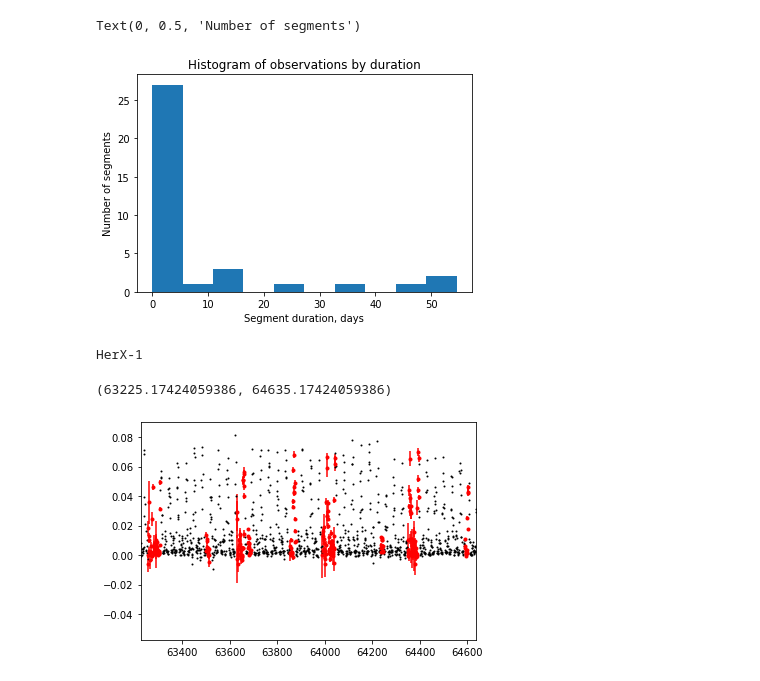
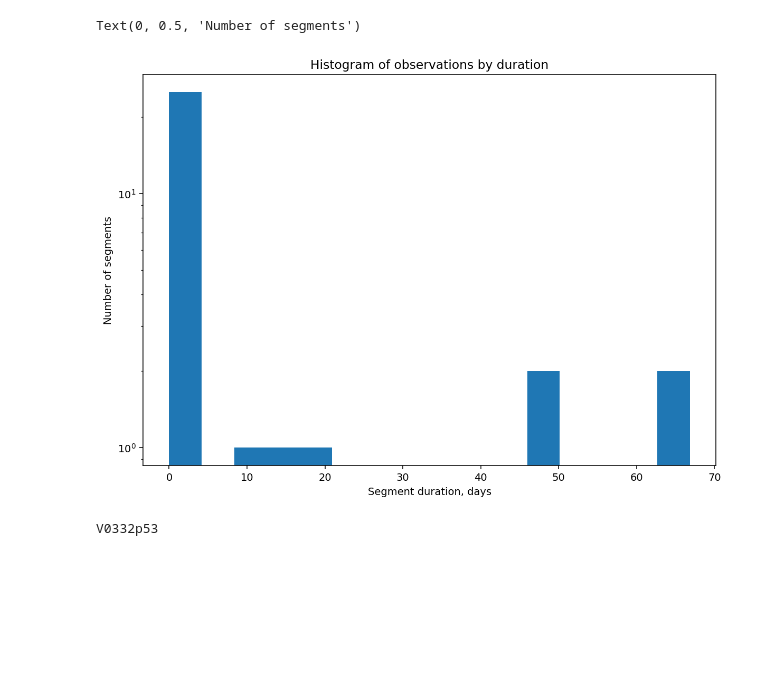
Before and after one commit to doroshv/theseus, a Jupyter notebook: example.ipynb, the cells around one changed output. Drawn from its saved outputs; the diff is of its cells as text; code cells hidden in the pictures; blank space fills up the shorter version.

```diff
--- a/example.ipynb
+++ b/example.ipynb
@@ -1,18 +1,26 @@
 # %%
+%matplotlib inline
 import astropy.time
 import astropy.io.fits as pyfits
 import astropy.coordinates
 import astropy.units as u
 from pylab import *
+import scipy.interpolate
 
-sxi_radius=degrees(arccos(1-0.5/2/pi))*u.deg# assuming 0.5 sr field
+import matplotlib as mpl
+mpl.rcParams['figure.figsize'] = (10,7)
+mpl.rcParams['figure.dpi'] = 140
+
+# The radii below are just an approximation as no information about positional angle is available
+# feel free to adjust as you like. In principle, another good assumption would be to assume XGIS FC field to be the same as that of SXI
+sxi_radius=degrees(arccos(1-0.5/2/pi))*u.deg # assuming 0.5 sr field
 xgis_fc_radius=10.5/2*u.deg
 xgis_hc_radius=77/2.*u.deg
 
 radius = {'sxi':sxi_radius,'xgis_fc':xgis_fc_radius,'xgis_hc':xgis_hc_radius}
 
 def readsim(fn):
-    """docstring for readsim"""
+    """Read content of simulation (basically t, r, dec) from files produced by obssim"""
     da = open(fn,'r').readlines()
     start = astropy.time.Time([x.split('|')[0].replace('TDB','').strip()  for x in da[2:]])
     stop = astropy.time.Time([x.split('|')[1].replace('TDB','').strip()  for x in da[2:]])
@@ -22,7 +30,7 @@ def readsim(fn):
     return tmid, ra,dec, (stop.mjd-start.mjd)*86400
 
 def readsimgrb(fn):
-    """docstring for readsim"""
+    """Read content of simulation (basically t, r, dec) from files produced by obssim (including GRBs) as format is slightly differnt"""
     da = open(fn,'r').readlines()
     start = astropy.time.Time([x.split()[0].replace('TDB','').strip()  for x in da[2:]])
     stop = astropy.time.Time([x.split()[-2].replace('TDB','').strip()  for x in da[2:]])
@@ -32,10 +40,11 @@ def readsimgrb(fn):
     return tmid, ra,dec, (stop.mjd-start.mjd)*86400
 
 
-
+# We need to read the two separately as they are stored as such in the obssim output
 tmid,ra,dec,exp = readsim('sim0.txt')
 tmidg,rag,decg,expg = readsimgrb('sim0_grb.txt')
 tmid = concatenate((tmid,tmidg))
+
 ra = concatenate((ra,rag))
 dec = concatenate((dec,decg))
 exp = concatenate((exp,expg))
@@ -44,10 +53,11 @@ tmid,ra,dec,exp = [x[mm] for x in [tmid,ra,dec,exp]]
 bb = astropy.coordinates.SkyCoord(ra*u.deg,dec*u.deg)
 
 def get_coverage(position,instrument='sxi'):
-    """Returns time, exposure for given position and instrument ([sxi,xgis_fc,xgis_hc])"""
+    """Returns time, exposure for given position and instrument ([sxi,xgis_fc,xgis_hc]). Note that actual effective exposure will be lower for XGIS as it depends on offset angle"""
     pos = astropy.coordinates.name_resolve.get_icrs_coordinates(position)
     mask = where(bb.separation(pos)<=radius[instrument])[0]
     return tmid[mask],exp[mask]
+
 #Now we can try to simulate lightcurve of a given source based on BAT lightcurves. To do that, we need to be able to access those
 batc = 'https://swift.gsfc.nasa.gov/results/transients/BAT_catalog.fits'
 bat_ra = pyfits.getdata(batc).field('ra_obj')
@@ -56,7 +66,7 @@ bat_name = pyfits.getdata(batc).field('name')
 bat_fk5 = astropy.coordinates.SkyCoord(bat_ra*u.deg,bat_dec*u.deg,frame='fk5')
 
 def get_bat_lc(position,tol=3*u.arcmin):
-    """docstring for get_bat_lc"""
+    """The function finds entry in BAT catalogue closest to specified position and downloads lightcurve of this source"""
     pos = astropy.coordinates.name_resolve.get_icrs_coordinates(position)
     sep=bat_fk5.separation(pos)
     if min(sep)<=tol:
@@ -75,6 +82,6 @@ WARNING: ErfaWarning: ERFA function "dtf2d" yielded 1430 of "dubious year (Note
 # %%
-source = 'Her X-1'
-instrument='sxi' # must be sxi/xgis_fc/xgis_hc
+source = 'V 0332+53'
+instrument='xgis_hc' # must be sxi/xgis_fc/xgis_hc
 # %%
 # Now we can coverage for given source position/instrument in the survey
 tt, ee =  get_coverage(source,instrument)
@@ -97,30 +104,25 @@ Text(0, 0.5, 'Number of pointings')
 # %%
 # Now we can get idea on how a given source is observed without a gap
 ttt = tt[ee>0]
 si = where(diff(ttt)>1)[0]+1
 ts = split(ttt,si)
 es = split(ee,si)
 cont_duration = array([x[-1]-x[0] for x in ts])
-hist(cont_duration)
+hist(cont_duration,16)
+semilogy()
 title('Histogram of observations by duration')
 xlabel('Segment duration, days')
 ylabel('Number of segments')
 # %% [output]
 Text(0, 0.5, 'Number of segments')
-[figure, old version]
+[figure, new version]
 # %%
 # Now we can get BAT lightcurve of the source
 bat_t, bat_r, bat_e = get_bat_lc(source) # no check for success here!
 # adjust it to match Theseus epoch (randomly)
 bat_t=bat_t+uniform((tmid[0]-bat_t.min()),(tmid[-1]-bat_t.max()))
+bati = scipy.interpolate.interp1d(bat_t,bat_r)
 # and screen for theseus seasons
-mask = where(sum([(bat_t>=min(x))*(bat_t<=max(x)) for x in ts],0))
+# mask = where(sum([(bat_t>=min(x))*(bat_t<=max(x)) for x in ts],0))
 # %% [output]
-HerX-1
+V0332p53
-# %%
-plot(bat_t,bat_r,'k.',ms=2)
-errorbar(bat_t[mask],bat_r[mask],bat_e[mask],fmt='r.')
-xlim(min(bat_t[mask])-30,max(bat_t[mask])+30)
-# %% [output]
-(63225.17424059386, 64635.17424059386)
-[figure, removed]
```
Also changed, not shown: parts of 5 cells of this notebook.
